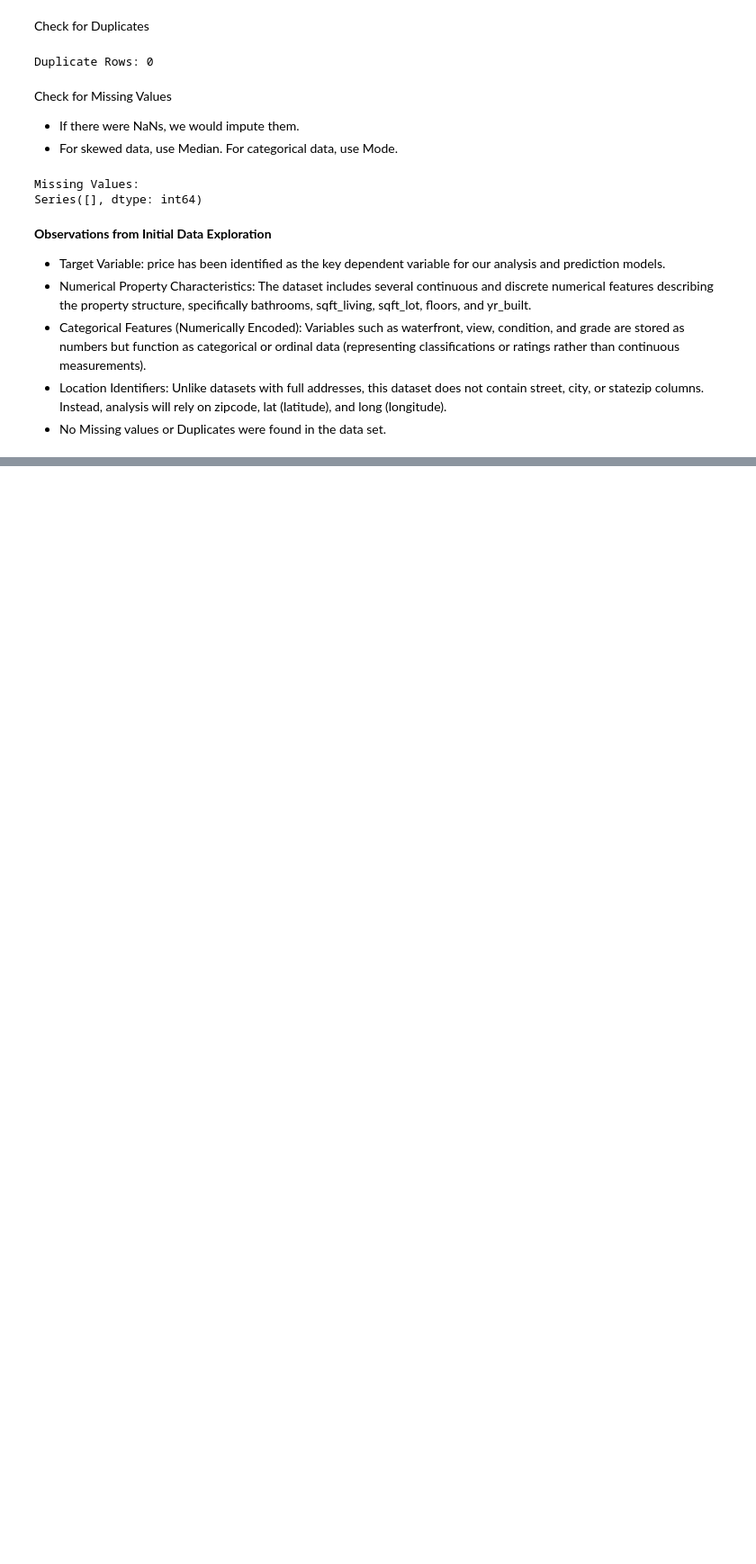
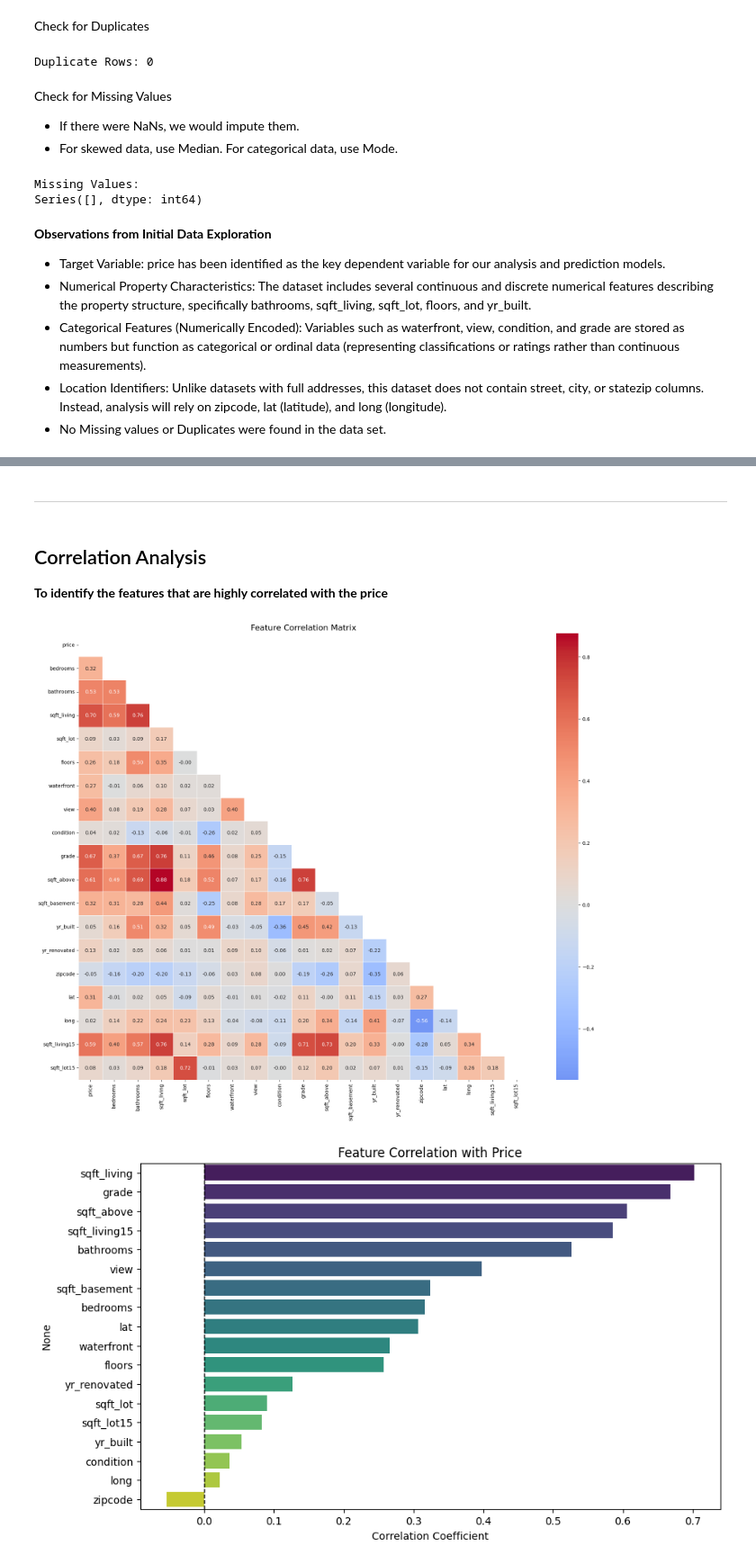
Before and after one commit to dumindagamage/Home-Value-Analysis, a Jupyter notebook: notebooks/01_data_extraction_exploration_and_cleaning.ipynb, the cells around one changed output, grey strips where cells are left out. Shown: that part at 90% size. Cells and saved outputs as stored; diff of their text form; code cells hidden in the pictures; blank space fills up the shorter version.

```diff
--- a/notebooks/01_data_extraction_exploration_and_cleaning.ipynb
+++ b/notebooks/01_data_extraction_exploration_and_cleaning.ipynb
@@ -165,0 +384,37 @@ Series([], dtype: int64)
+# %% [markdown]
+---
+# %% [markdown]
+## Correlation Analysis
+
+**To identify the features that are highly correlated with the price**
+# %%
+# Select numerical columns
+corr_df = df_clean.select_dtypes(include=['float64', 'int64'])
+
+# Remove 'id' if present
+if 'id' in corr_df.columns:
+    corr_df = corr_df.drop(columns=['id'])
+
+# Compute Correlation
+corr_matrix = corr_df.corr()
+
+# Plot Heatmap
+plt.figure(figsize=(20, 16))
+mask = np.triu(np.ones_like(corr_matrix, dtype=bool)) # Create a mask to hide the upper triangle (redundant)
+sns.heatmap(corr_matrix, annot=True, fmt=".2f", cmap='coolwarm',
+            linewidths=0.5, mask=mask, center=0)
+plt.title('Feature Correlation Matrix', fontsize=16)
+plt.show()
+
+# Bar Chart for Price Correlation (Easier for non-technical stakeholders to read)
+plt.figure(figsize=(10, 6))
+# Drop 'price' itself and sort
+price_corr = corr_matrix['price'].drop('price').sort_values(ascending=False)
+sns.barplot(x=price_corr.values, y=price_corr.index, palette='viridis')
+plt.title('Feature Correlation with Price')
+plt.xlabel('Correlation Coefficient')
+plt.axvline(x=0, color='black', linestyle='--', linewidth=1) # Zero line
+plt.show()
+# %% [output]
+[figure, added]
+[figure, added]
```
Also changed, not shown: parts of 18 cells of this notebook.
